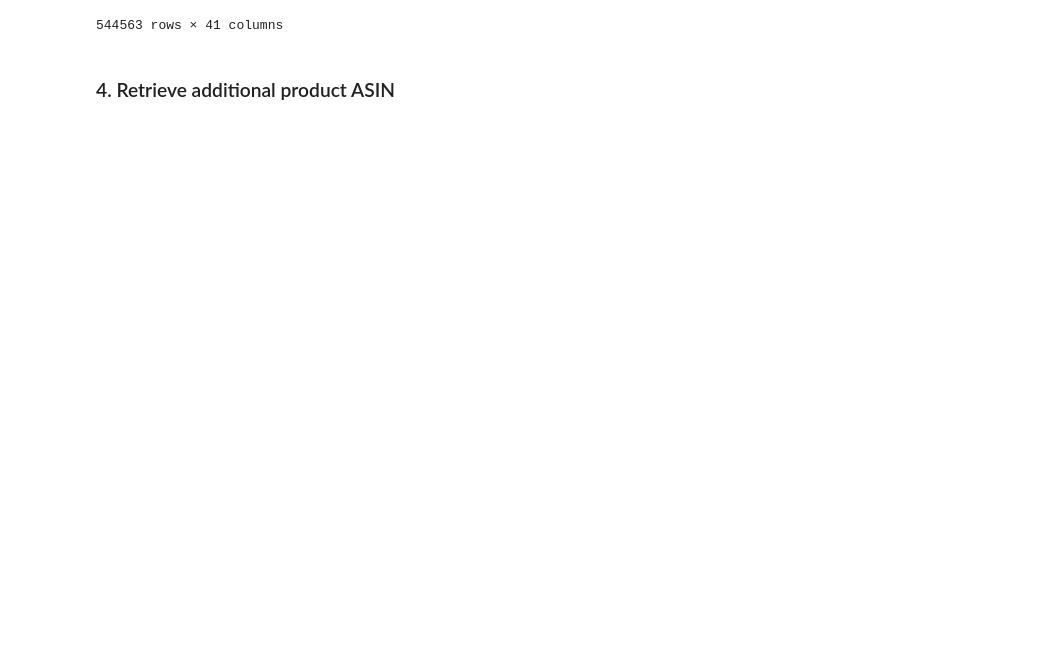
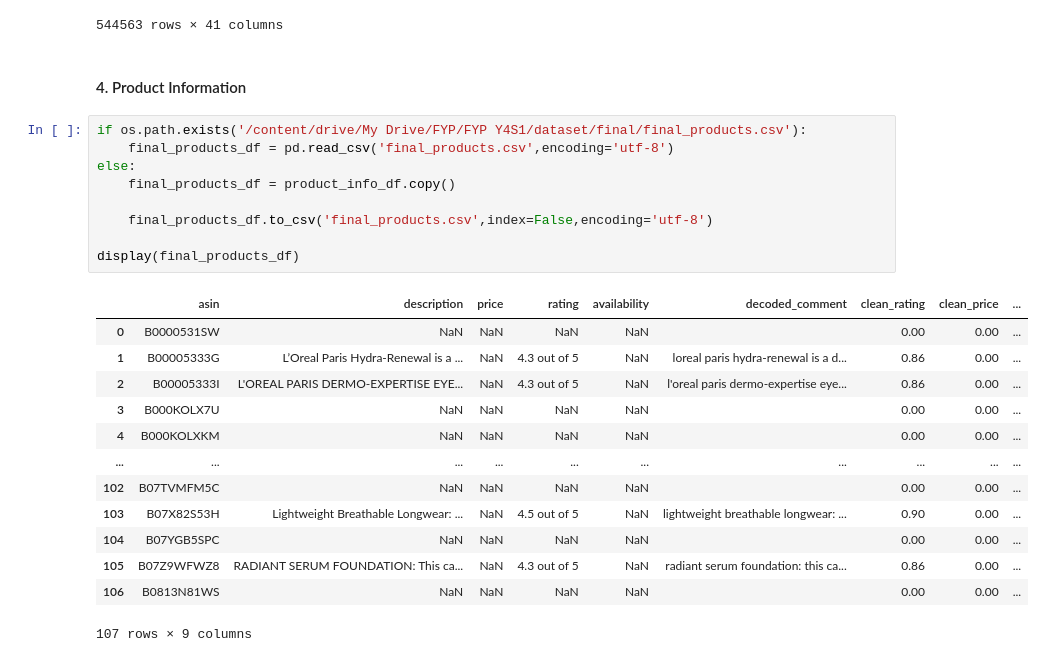
Before and after one commit to junronglau/base-data-generator, a Jupyter notebook: notebooks/preprocess_visualization.ipynb, the cells around one changed output. Saved outputs shown, nothing was run; the diff lists cells and outputs as text; blank space fills up the shorter version.

```diff
--- a/notebooks/preprocess_visualization.ipynb
+++ b/notebooks/preprocess_visualization.ipynb
@@ -1749,5 +1925,28 @@ display(final_reviews_posted_by_profiles_df)
 | 544561 | AENTI3ZAMQODCBRZODESI24UTPFA | NaN | NaN | NaN | NaN | NaN | 0 | NaN | NaN | ... |
 | 544562 | AHE6JJUMSIMRUREYBO2QM43DVIZQ | NaN | NaN | NaN | NaN | NaN | 0 | NaN | NaN | ... |
 544563 rows × 41 columns
-# %% [markdown]
-### 4. Retrieve additional product ASIN
+# %% [markdown]
+#### 4. Product Information
+# %%
+if os.path.exists('/content/drive/My Drive/FYP/FYP Y4S1/dataset/final/final_products.csv'):
+    final_products_df = pd.read_csv('final_products.csv',encoding='utf-8')
+else:
+    final_products_df = product_info_df.copy()
+
+    final_products_df.to_csv('final_products.csv',index=False,encoding='utf-8')
+
+display(final_products_df)
+# %% [output]
+|  | asin | description | price | rating | availability | decoded_comment | clean_rating | clean_price | ... |
+| 0 | B0000531SW | NaN | NaN | NaN | NaN |  | 0.00 | 0.00 | ... |
+| 1 | B00005333G | L’Oreal Paris Hydra-Renewal is a ... | NaN | 4.3 out of 5 | NaN | loreal paris hydra-renewal is a d... | 0.86 | 0.00 | ... |
+| 2 | B00005333I | L'OREAL PARIS DERMO-EXPERTISE EYE... | NaN | 4.3 out of 5 | NaN | l'oreal paris dermo-expertise eye... | 0.86 | 0.00 | ... |
+| 3 | B000KOLX7U | NaN | NaN | NaN | NaN |  | 0.00 | 0.00 | ... |
+| 4 | B000KOLXKM | NaN | NaN | NaN | NaN |  | 0.00 | 0.00 | ... |
+| ... | ... | ... | ... | ... | ... | ... | ... | ... | ... |
+| 102 | B07TVMFM5C | NaN | NaN | NaN | NaN |  | 0.00 | 0.00 | ... |
+| 103 | B07X82S53H | Lightweight Breathable Longwear: ... | NaN | 4.5 out of 5 | NaN | lightweight breathable longwear: ... | 0.90 | 0.00 | ... |
+| 104 | B07YGB5SPC | NaN | NaN | NaN | NaN |  | 0.00 | 0.00 | ... |
+| 105 | B07Z9WFWZ8 | RADIANT SERUM FOUNDATION: This ca... | NaN | 4.3 out of 5 | NaN | radiant serum foundation: this ca... | 0.86 | 0.00 | ... |
+| 106 | B0813N81WS | NaN | NaN | NaN | NaN |  | 0.00 | 0.00 | ... |
+107 rows × 9 columns
```
Also changed, not shown: parts of 23 cells of this notebook.
